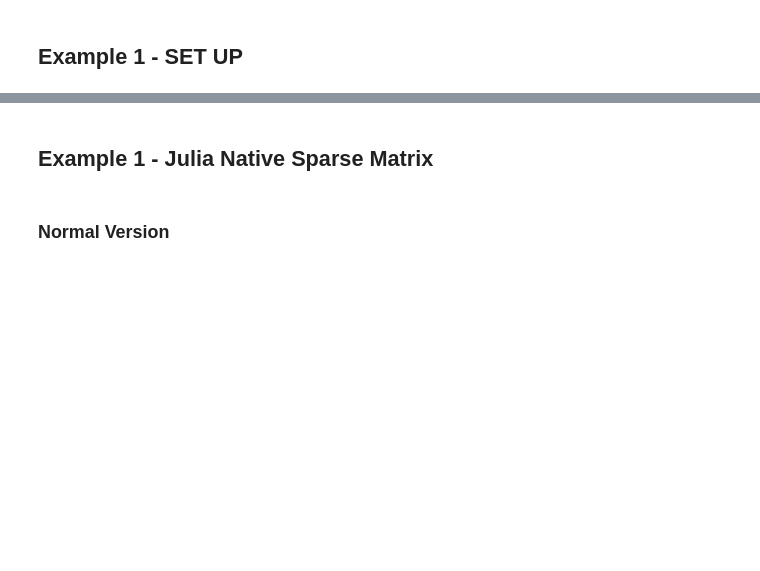
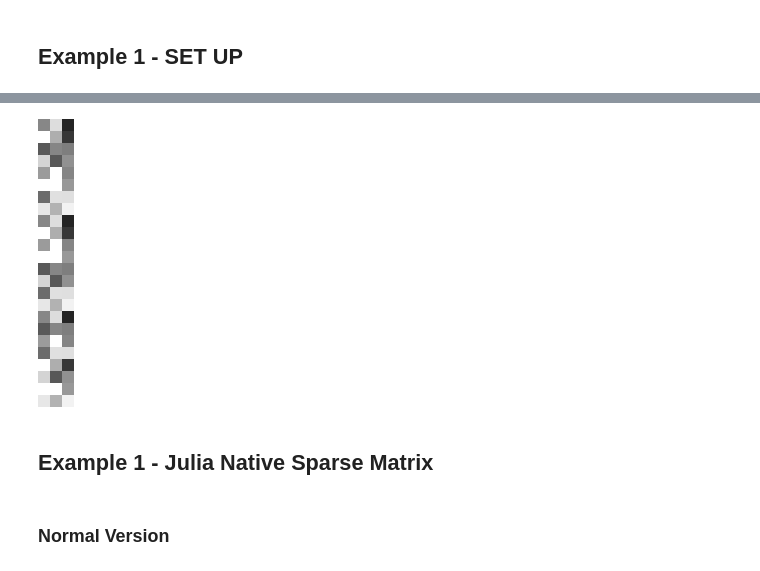
Before and after one commit to Panemiele/LarCongruence.jl, a Jupyter notebook: examples/[CPD22-7a] Studio Esecutivo - Notebook.ipynb, the cells around one changed output, grey strips where cells are left out. Saved outputs shown, nothing was run; the diff lists cells and outputs as text; code cells hidden in the pictures; blank space fills up the shorter version.

Commit message:
vert fix + matrix images

```diff
--- a/examples/[CPD22-7a] Studio Esecutivo - Notebook.ipynb
+++ b/examples/[CPD22-7a] Studio Esecutivo - Notebook.ipynb
@@ -59,3 +68,7 @@ W = convert(Lar.Points, G')
+# %%
+colorview(Gray, W)
+# %% [output]
+[figure, added]
 # %%
 Delta_0 = SparseArrays.sparse(([1, 3, 1, 4, 2, 3, 2, 4, 5, 7, 5, 8, 6, 7, 6, 8, 9, 11, 9, 12, 10, 11, 10, 12, 13, 15, 13, 16, 14, 15, 14, 16, 17, 19, 17, 20, 18, 19, 18, 20, 21, 23, 21, 24, 22, 23, 22, 24],[1, 1, 2, 2, 3, 3, 4, 4, 5, 5, 6, 6, 7, 7, 8, 8, 9, 9, 10, 10, 11, 11, 12, 12, 13, 13, 14, 14, 15, 15, 16, 16, 17, 17, 18, 18, 19, 19, 20, 20, 21, 21, 22, 22, 23, 23, 24, 24],Int8[-1, -1, 1, -1, -1, 1, 1, 1, -1, -1, 1, -1, -1, 1, 1, 1, -1, -1, 1, -1, -1, 1, 1, 1, -1, -1, 1, -1, -1, 1, 1, 1, -1, -1, 1, -1, -1, 1, 1, 1, -1, -1, 1, -1, -1, 1, 1, 1])...);
 # %%
```
Also changed, not shown: parts of 38 cells of this notebook, 2 other files.
